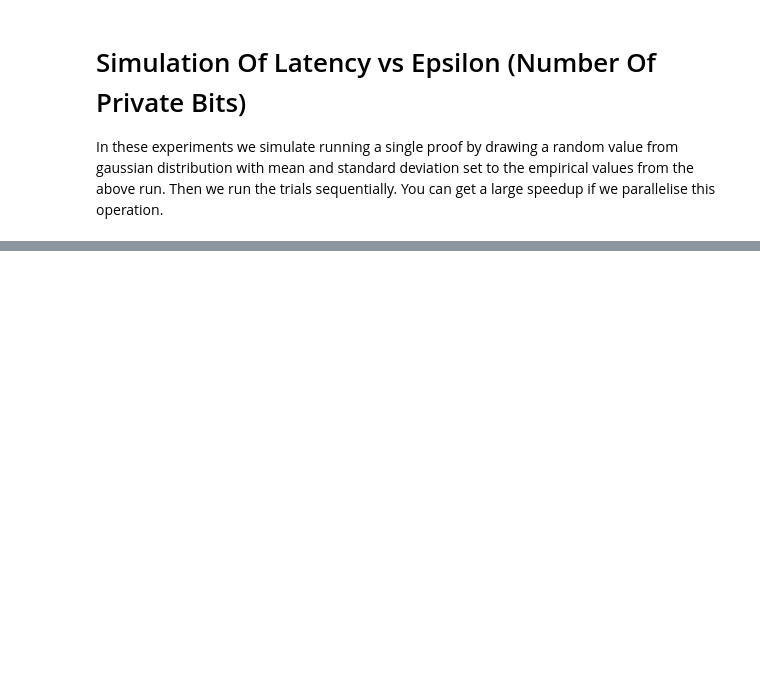
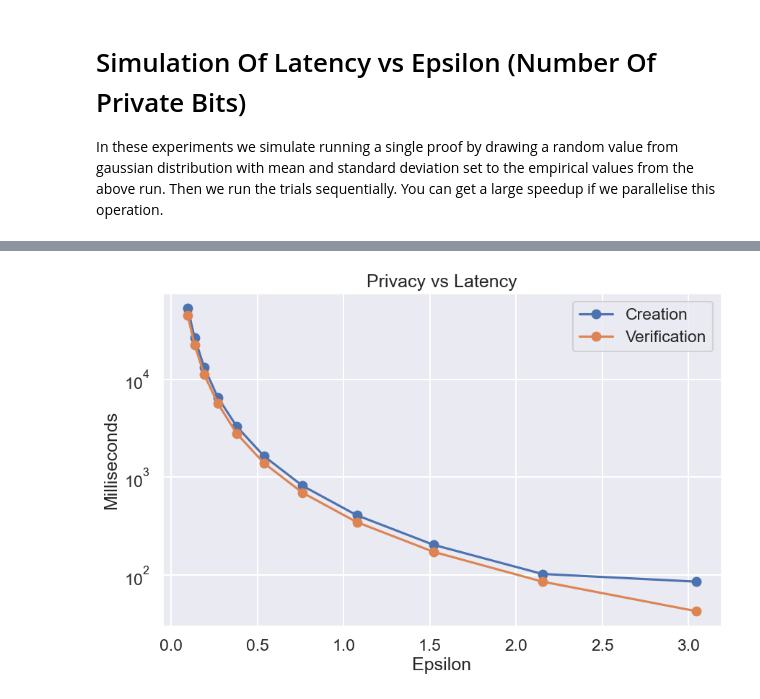
Before and after one commit to abiswas3/Verifiable-Differential-Privacy, a Jupyter notebook: Untitled.ipynb, the cells around one changed output, grey strips where cells are left out. Cells and saved outputs as stored; diff of their text form; code cells hidden in the pictures; blank space fills up the shorter version.

```diff
--- a/Untitled.ipynb
+++ b/Untitled.ipynb
@@ -109,0 +75,33 @@ dtype: float64
+# %%
+creation = {3.0438846293698814: 86,
+            2.1523514625769438: 103,
+            1.5219423146849407: 204,
+            1.0761757312884719: 409,
+            0.7609711573424703: 818,
+            0.5380878656442359: 1637,
+            0.38048557867123517: 3276,
+            0.26904393282211797:6550,
+            0.19024278933561758:13279,
+            0.13452196641105899:26639,
+            0.09512139466780879 :53097}
+
+verification = {3.0438846293698814: 43,
+2.1523514625769438: 86,
+1.5219423146849407: 173,
+1.0761757312884719: 348,
+0.7609711573424703: 695,
+0.5380878656442359: 1390,
+0.38048557867123517: 2774,
+0.26904393282211797: 5675,
+0.19024278933561758: 11211,
+0.13452196641105899: 22513,
+0.09512139466780879: 44766}
+
+df = pd.DataFrame([creation, verification], index=['Creation', 'Verification']).T
+ax = df.plot(marker='o', figsize=(10, 6))
+ax.set_xlabel('Epsilon')
+ax.set_ylabel('Milliseconds')
+ax.set_title('Privacy vs Latency')
+ax.set_yscale('log')
+# %% [output]
+[figure, added]
```
Also changed, not shown: parts of 10 cells of this notebook, 17 other files.
